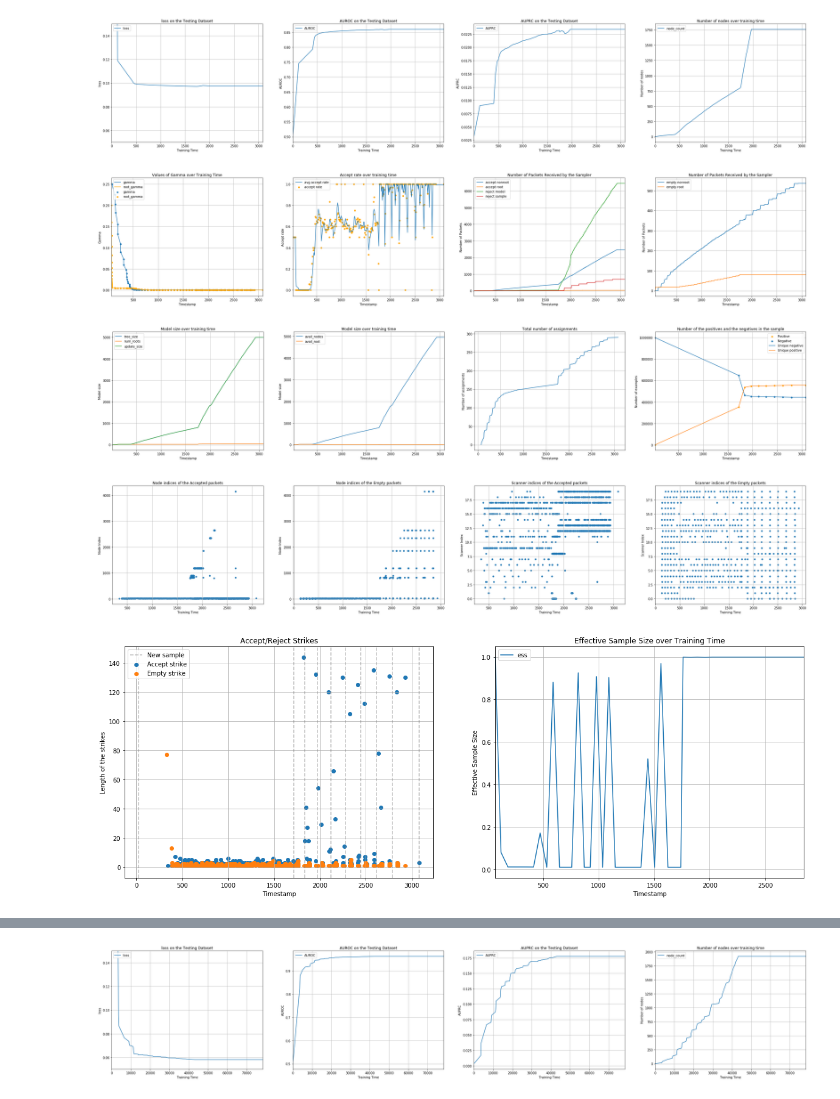
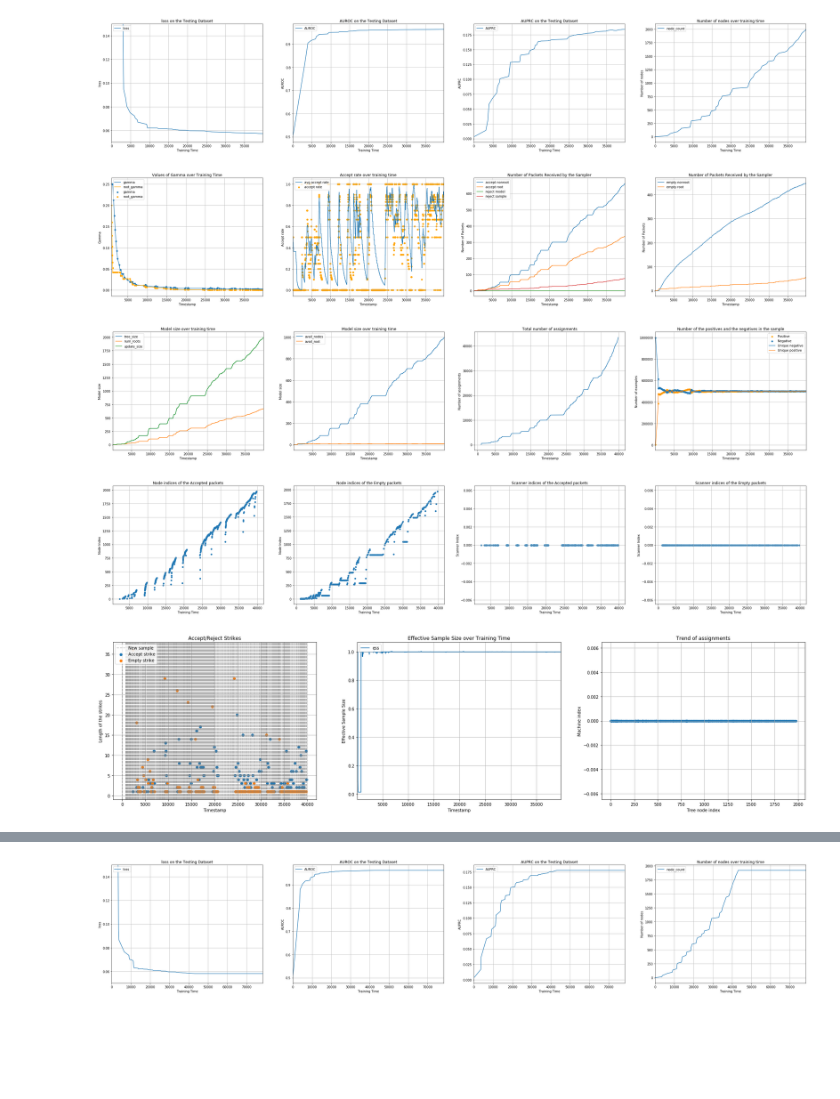
Before and after one commit to arapat/sparrow-analysis, a Jupyter notebook: tmsn-dt/SparrowLogs-Dashboard.ipynb, the cells around one changed output, grey strips where cells are left out. Drawn from its saved outputs; the diff is of its cells as text; code cells hidden in the pictures; blank space fills up the shorter version.

```diff
--- a/tmsn-dt/SparrowLogs-Dashboard.ipynb
+++ b/tmsn-dt/SparrowLogs-Dashboard.ipynb
@@ -499,12 +536,16 @@ def show_plots(base_dir, comp_ax=None):
+# %%
+base_dir = "./dl-logs/new-five-init-1-works-but-slow"  # 1 machine, it works
+ret_ax1 = show_plots(base_dir, False, download_models=False)
+# %% [output]
+[figure, added]
+[figure, added]
+[figure, added]
+[figure, added]
+[figure, added]
 # %%
-base_dir = "./dl-logs/new-five-init-20-early-term2"  # 20 machines, gamma decreases too fast
-ret_ax20 = show_plots(base_dir)
+## base_dir = "./dl-logs/new-five-init-20-early-term2"  # 20 machines, gamma decreases too fast
+# base_dir = "./dl-logs/new-five-init-20-work"  # 20 machines, gamma decreases too fast
+ret_ax20 = show_plots(base_dir, False)
 
 # base_dir = "./dl-logs/new-five-init-5-suc2"  # 5 machines, it works
 # ret_ax5 = show_plots(base_dir)
-# %% [output]
-[figure, removed]
-[figure, removed]
-[figure, removed]
-[figure, removed]
-[figure, removed]
```
Also changed, not shown: parts of 6 cells of this notebook.
